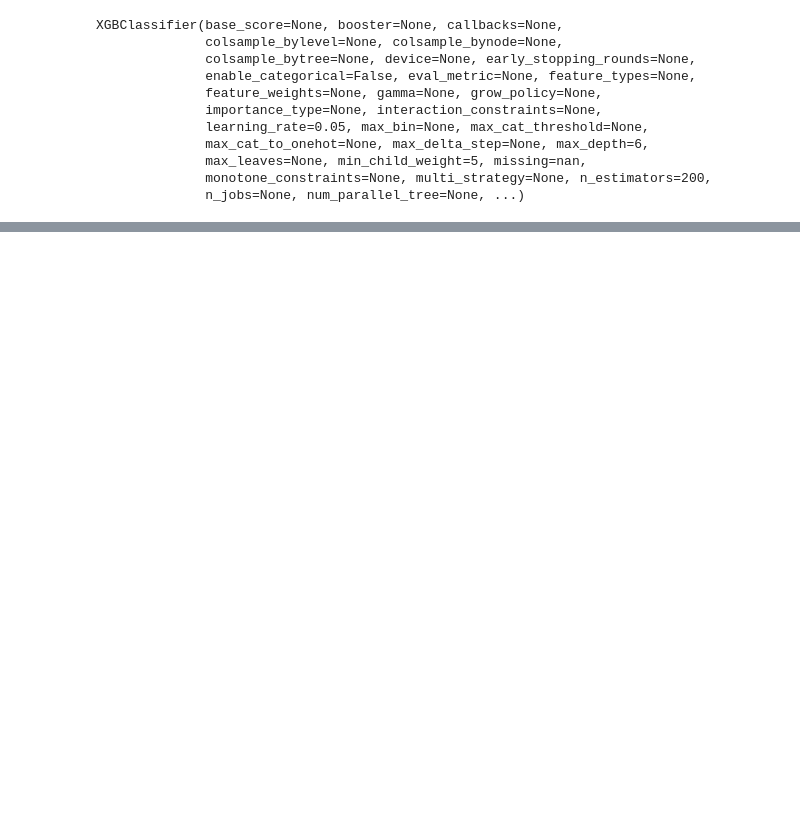
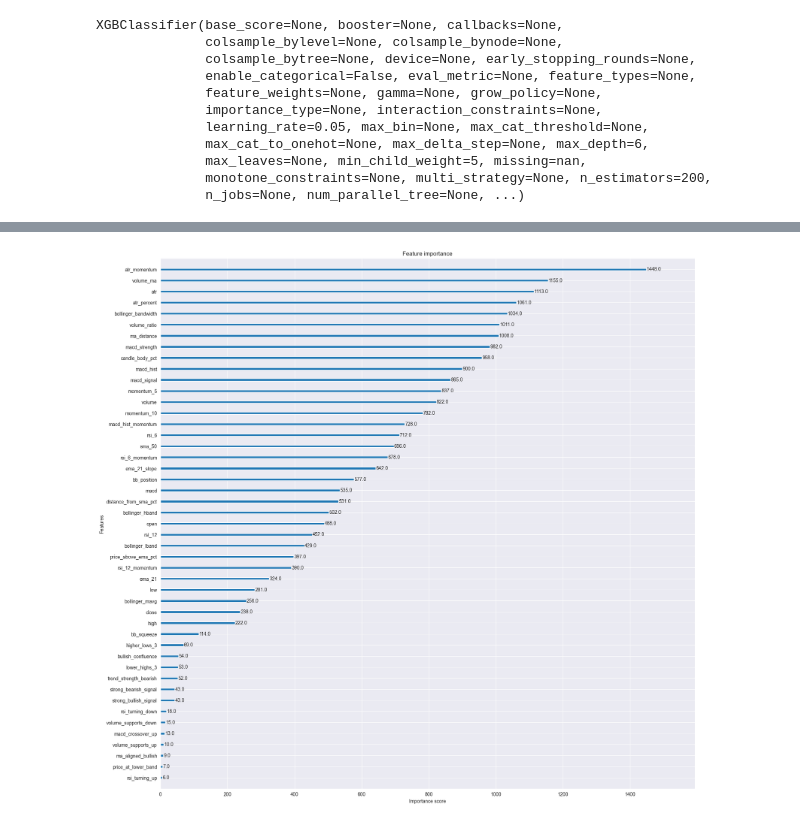
Before and after one commit to andrejshuma/bitcoin-predictor, a Jupyter notebook: src/training.ipynb, the cells around one changed output, grey strips where cells are left out. Cells and saved outputs as stored; diff of their text form; code cells hidden in the pictures; blank space fills up the shorter version.

```diff
--- a/src/training.ipynb
+++ b/src/training.ipynb
@@ -17,6 +22,14 @@ df_5y = export_df_5y
 %store -r export_df_10y
 df_10y = export_df_10y
 # %%
-X, y = df_1y.drop(columns=['target']), df_1y['target'].apply(lambda x: x + 1)
+df = df_1y
+
+buy_sell = df[df['target'] != 0]
+hold = df[df['target'] == 0]
+hold = hold.sample(n=min(len(hold), len(buy_sell)), random_state=42)
+
+df = pd.concat([buy_sell, hold])
+
+X, y = df.drop(columns=['target']), df['target'].apply(lambda x: x + 1)
 
 train_X, test_X, train_y, test_y = train_test_split(X, y, test_size=0.2, random_state=42)
@@ -93,0 +136,6 @@ Name: count, dtype: int64
+# %%
+fig, ax = plt.subplots(figsize=(20, 20))
+plot_importance(xgb, ax=ax)
+plt.show()
+# %% [output]
+[figure, added]
```
Also changed, not shown: parts of 9 cells of this notebook, 2 other files.
